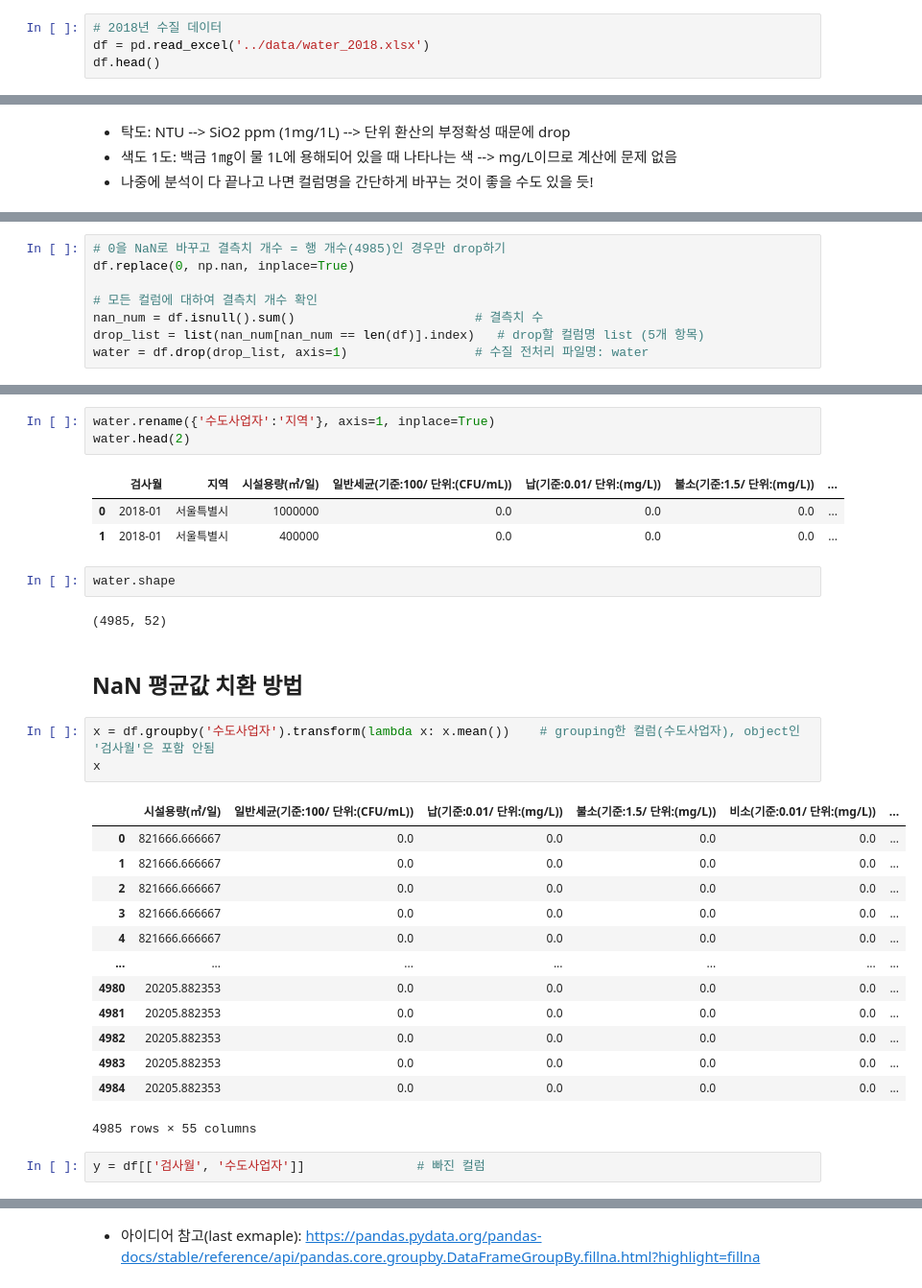
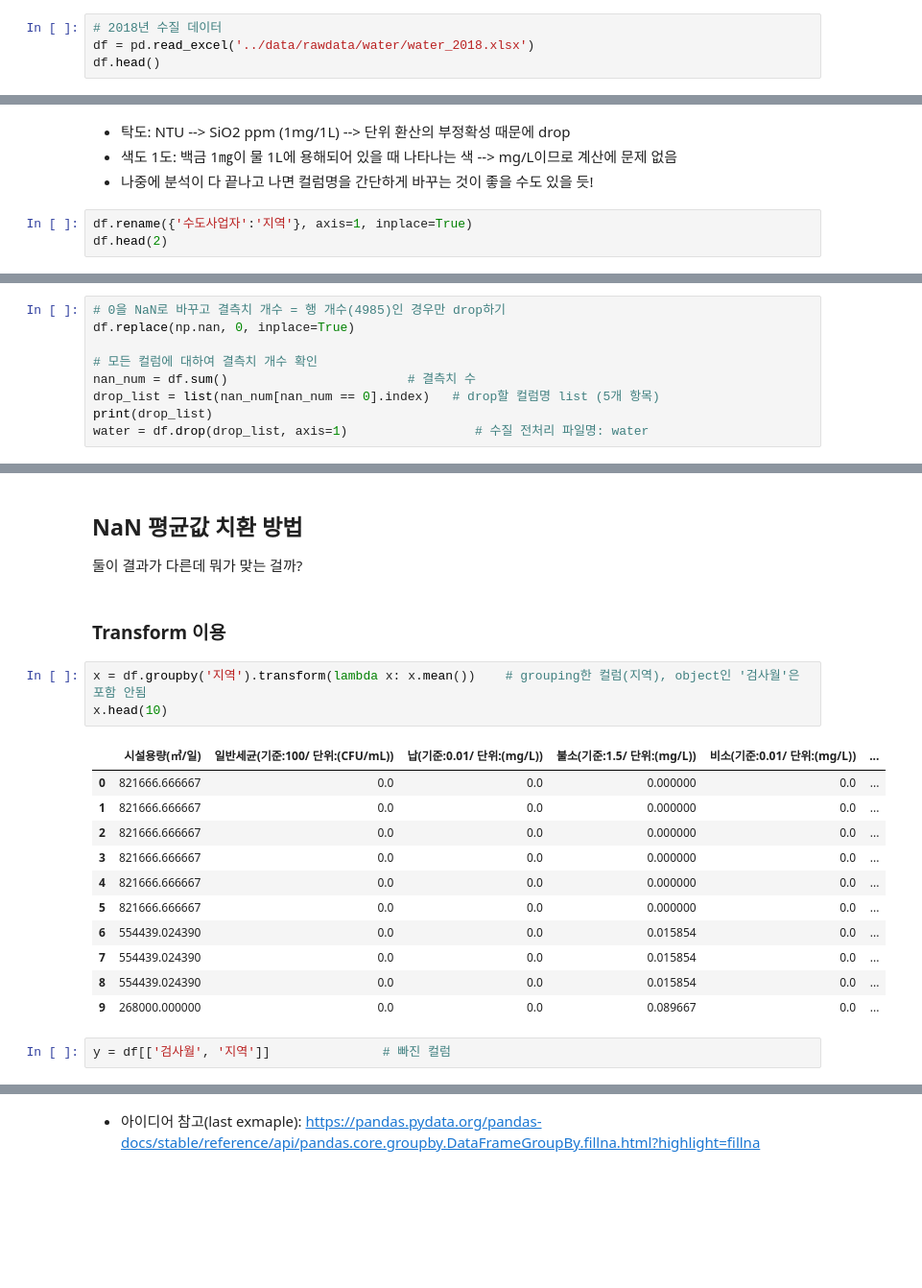
Before and after one commit to BreadFeet/K-water_project, a Jupyter notebook: myanalysis/00_Sample_Analysis_2018.ipynb, the cells around one changed output, grey strips where cells are left out. Shown at 96% size. Drawn from its saved outputs; the diff is of its cells as text; blank space fills up the shorter version.

```diff
--- a/myanalysis/Preprocessing_to_Visualisation_KSR_NaN평균치환test_다시확인하고삭제.ipynb
+++ b/myanalysis/00_Sample_Analysis_2018.ipynb
@@ -10,7 +10,7 @@ pd.set_option('display.max_rows', 100)
 # 수질 데이터 전처리
 # %%
 # 2018년 수질 데이터
-df = pd.read_excel('../data/water_2018.xlsx')
+df = pd.read_excel('../data/rawdata/water/water_2018.xlsx')
 df.head()
 # %% [output]
 |  | 검사월 | 수도사업자 | 시설명 | 소재지 | 수원 | 시설용량(㎥/일) | 채수년월일 | 일반세균(기준:100/ 단위:(CFU/mL)) | ... |
@@ -107,3 +107,6 @@ df.head()
 * 탁도: NTU --> SiO2 ppm (1mg/1L)  -->  단위 환산의 부정확성 때문에 drop
 * 색도 1도: 백금 1㎎이 물 1L에 용해되어 있을 때 나타나는 색  -->  mg/L이므로 계산에 문제 없음
 * 나중에 분석이 다 끝나고 나면 컬럼명을 간단하게 바꾸는 것이 좋을 수도 있을 듯!
+# %%
+df.rename({'수도사업자':'지역'}, axis=1, inplace=True)
+df.head(2)
@@ -113,8 +120,9 @@ df.head()
 # %%
 # 0을 NaN로 바꾸고 결측치 개수 = 행 개수(4985)인 경우만 drop하기
-df.replace(0, np.nan, inplace=True)
+df.replace(np.nan, 0, inplace=True)
 
 # 모든 컬럼에 대하여 결측치 개수 확인
-nan_num = df.isnull().sum()                        # 결측치 수
-drop_list = list(nan_num[nan_num == len(df)].index)   # drop할 컬럼명 list (5개 항목)
+nan_num = df.sum()                        # 결측치 수
+drop_list = list(nan_num[nan_num == 0].index)   # drop할 컬럼명 list (5개 항목)
+print(drop_list)
 water = df.drop(drop_list, axis=1)                 # 수질 전처리 파일명: water
@@ -169,35 +161,25 @@ water
-# %%
-water.rename({'수도사업자':'지역'}, axis=1, inplace=True)
-water.head(2)
-# %% [output]
-|  | 검사월 | 지역 | 시설용량(㎥/일) | 일반세균(기준:100/ 단위:(CFU/mL)) | 납(기준:0.01/ 단위:(mg/L)) | 불소(기준:1.5/ 단위:(mg/L)) | ... |
-| 0 | 2018-01 | 서울특별시 | 1000000 | 0.0 | 0.0 | 0.0 | ... |
-| 1 | 2018-01 | 서울특별시 | 400000 | 0.0 | 0.0 | 0.0 | ... |
-# %%
-water.shape
-# %% [output]
-(4985, 52)
 # %% [markdown]
 ## NaN 평균값 치환 방법
+둘이 결과가 다른데 뭐가 맞는 걸까?
+# %% [markdown]
+### Transform 이용
 # %%
-x = df.groupby('수도사업자').transform(lambda x: x.mean())    # grouping한 컬럼(수도사업자), object인 '검사월'은 포함 안됨
-x
+x = df.groupby('지역').transform(lambda x: x.mean())    # grouping한 컬럼(지역), object인 '검사월'은 포함 안됨
+x.head(10)
 # %% [output]
 |  | 시설용량(㎥/일) | 일반세균(기준:100/ 단위:(CFU/mL)) | 납(기준:0.01/ 단위:(mg/L)) | 불소(기준:1.5/ 단위:(mg/L)) | 비소(기준:0.01/ 단위:(mg/L)) | ... |
-| 0 | 821666.666667 | 0.0 | 0.0 | 0.0 | 0.0 | ... |
-| 1 | 821666.666667 | 0.0 | 0.0 | 0.0 | 0.0 | ... |
-| 2 | 821666.666667 | 0.0 | 0.0 | 0.0 | 0.0 | ... |
-| 3 | 821666.666667 | 0.0 | 0.0 | 0.0 | 0.0 | ... |
-| 4 | 821666.666667 | 0.0 | 0.0 | 0.0 | 0.0 | ... |
-| ... | ... | ... | ... | ... | ... | ... |
-| 4980 | 20205.882353 | 0.0 | 0.0 | 0.0 | 0.0 | ... |
-| 4981 | 20205.882353 | 0.0 | 0.0 | 0.0 | 0.0 | ... |
-| 4982 | 20205.882353 | 0.0 | 0.0 | 0.0 | 0.0 | ... |
-| 4983 | 20205.882353 | 0.0 | 0.0 | 0.0 | 0.0 | ... |
-| 4984 | 20205.882353 | 0.0 | 0.0 | 0.0 | 0.0 | ... |
+| 0 | 821666.666667 | 0.0 | 0.0 | 0.000000 | 0.0 | ... |
+| 1 | 821666.666667 | 0.0 | 0.0 | 0.000000 | 0.0 | ... |
+| 2 | 821666.666667 | 0.0 | 0.0 | 0.000000 | 0.0 | ... |
+| 3 | 821666.666667 | 0.0 | 0.0 | 0.000000 | 0.0 | ... |
+| 4 | 821666.666667 | 0.0 | 0.0 | 0.000000 | 0.0 | ... |
+| 5 | 821666.666667 | 0.0 | 0.0 | 0.000000 | 0.0 | ... |
+| 6 | 554439.024390 | 0.0 | 0.0 | 0.015854 | 0.0 | ... |
+| 7 | 554439.024390 | 0.0 | 0.0 | 0.015854 | 0.0 | ... |
+| 8 | 554439.024390 | 0.0 | 0.0 | 0.015854 | 0.0 | ... |
+| 9 | 268000.000000 | 0.0 | 0.0 | 0.089667 | 0.0 | ... |
-4985 rows × 55 columns
 # %%
-y = df[['검사월', '수도사업자']]               # 빠진 컬럼
+y = df[['검사월', '지역']]               # 빠진 컬럼
 # %%
 # df와 같은 형태로 만들기 위해서 concat --> 결과물은 평균값으로 모든 열이 치환된 상태
 z = pd.concat([y, x], axis=1)
```
Also changed, not shown: parts of 26 cells of this notebook, 3 other files.
